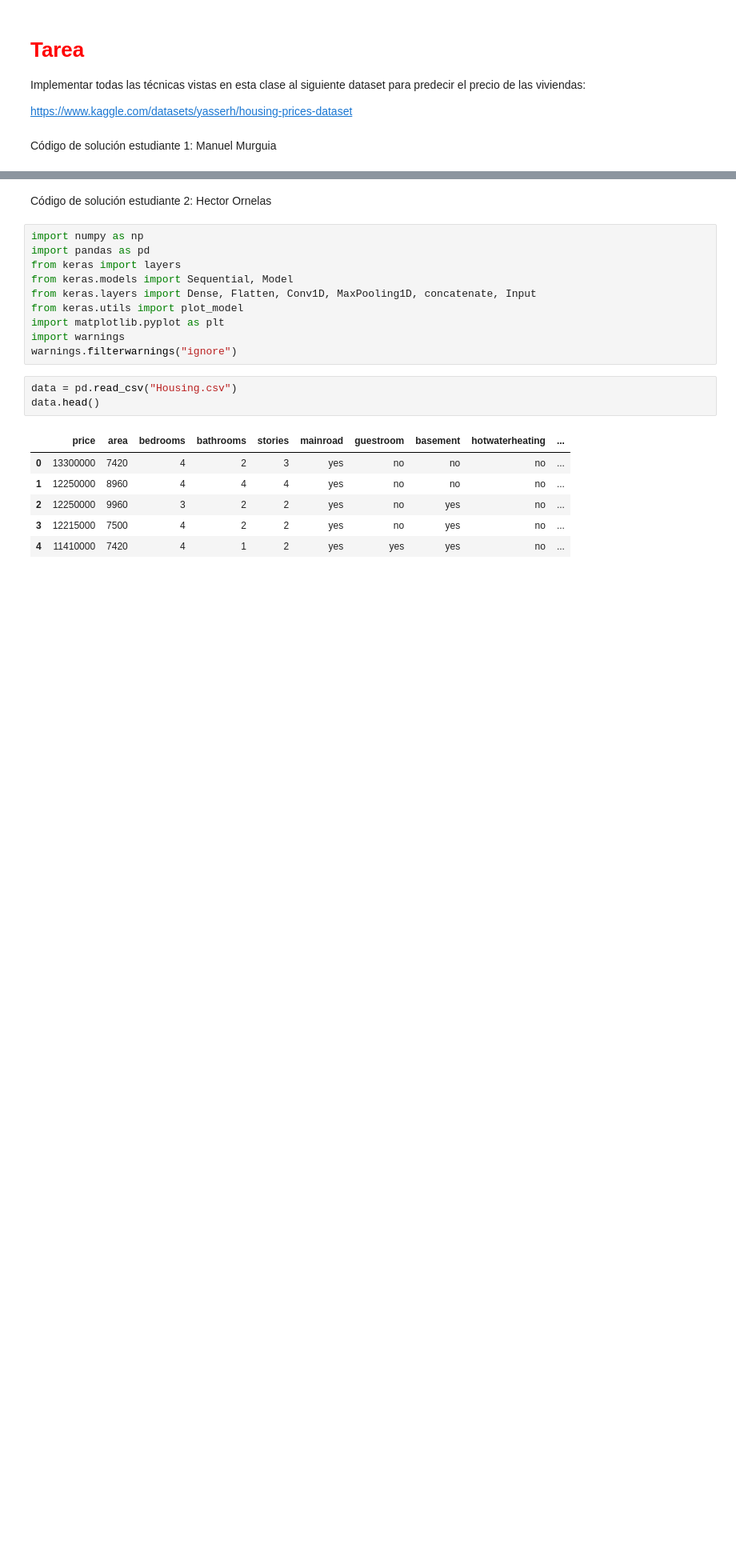
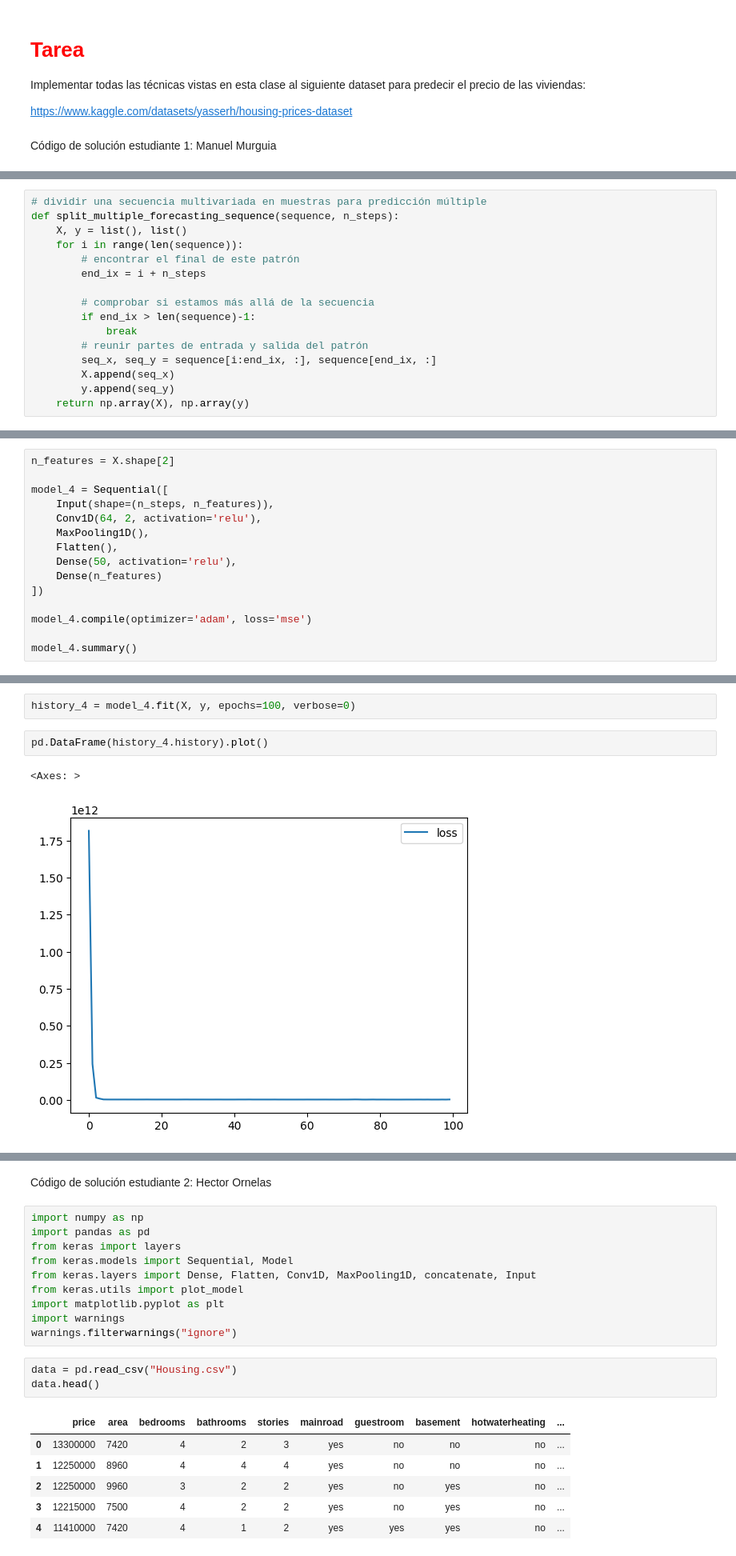
Before and after one commit to ManuelMurguia/ProyectoConjunto_T5_MAMurguia_HCOrnelas, a Jupyter notebook: Tarea5.ipynb, the cells around one changed output, grey strips where cells are left out. Shown: that part at 80% size. Saved outputs shown, nothing was run; the diff lists cells and outputs as text; blank space fills up the shorter version.

```diff
--- a/Tarea5.ipynb
+++ b/Tarea5.ipynb
@@ -35,0 +266,16 @@ Código de solución estudiante 1: Manuel Murguia
+# %%
+# dividir una secuencia multivariada en muestras para predicción múltiple
+def split_multiple_forecasting_sequence(sequence, n_steps):
+    X, y = list(), list()
+    for i in range(len(sequence)):
+        # encontrar el final de este patrón
+        end_ix = i + n_steps
+
+        # comprobar si estamos más allá de la secuencia
+        if end_ix > len(sequence)-1:
+            break
+        # reunir partes de entrada y salida del patrón
+        seq_x, seq_y = sequence[i:end_ix, :], sequence[end_ix, :]
+        X.append(seq_x)
+        y.append(seq_y)
+    return np.array(X), np.array(y)
@@ -35,0 +290,15 @@ Código de solución estudiante 1: Manuel Murguia
+# %%
+n_features = X.shape[2]
+
+model_4 = Sequential([
+    Input(shape=(n_steps, n_features)),
+    Conv1D(64, 2, activation='relu'),
+    MaxPooling1D(),
+    Flatten(),
+    Dense(50, activation='relu'),
+    Dense(n_features)
+])
+
+model_4.compile(optimizer='adam', loss='mse')
+
+model_4.summary()
@@ -35,0 +323,7 @@ Código de solución estudiante 1: Manuel Murguia
+# %%
+history_4 = model_4.fit(X, y, epochs=100, verbose=0)
+# %%
+pd.DataFrame(history_4.history).plot()
+# %% [output]
+<Axes: >
+[figure, added]
```
Also changed, not shown: parts of 52 cells of this notebook.
